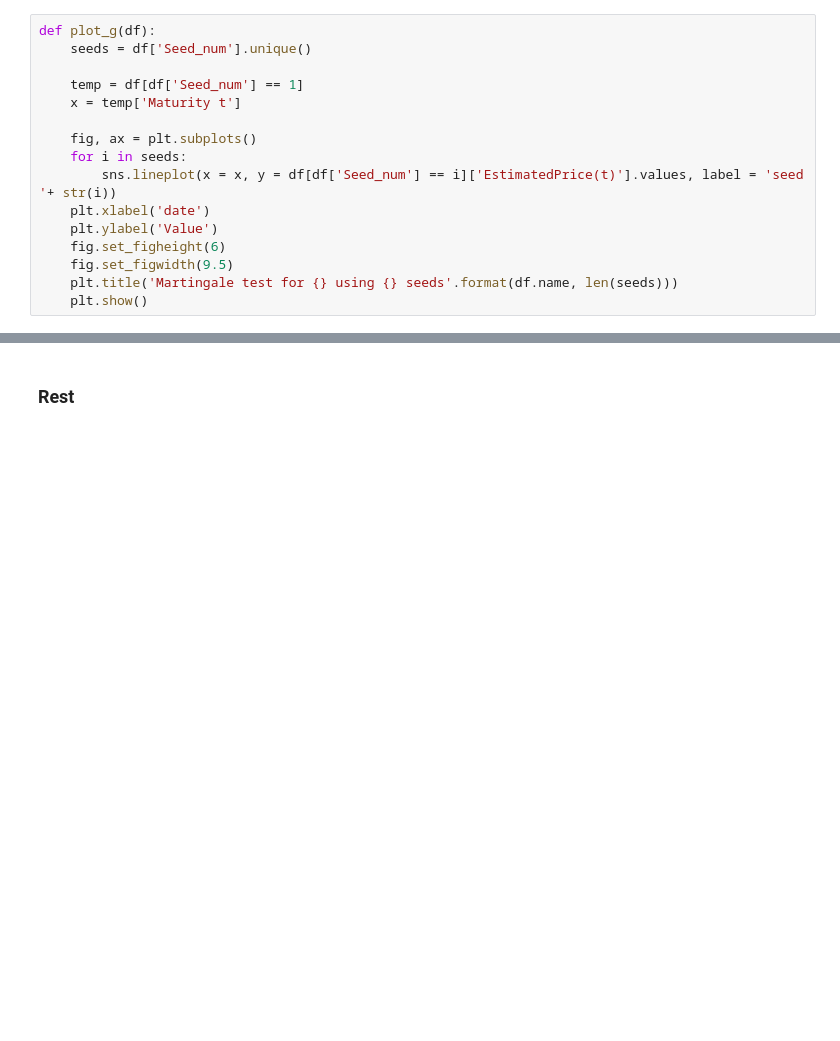
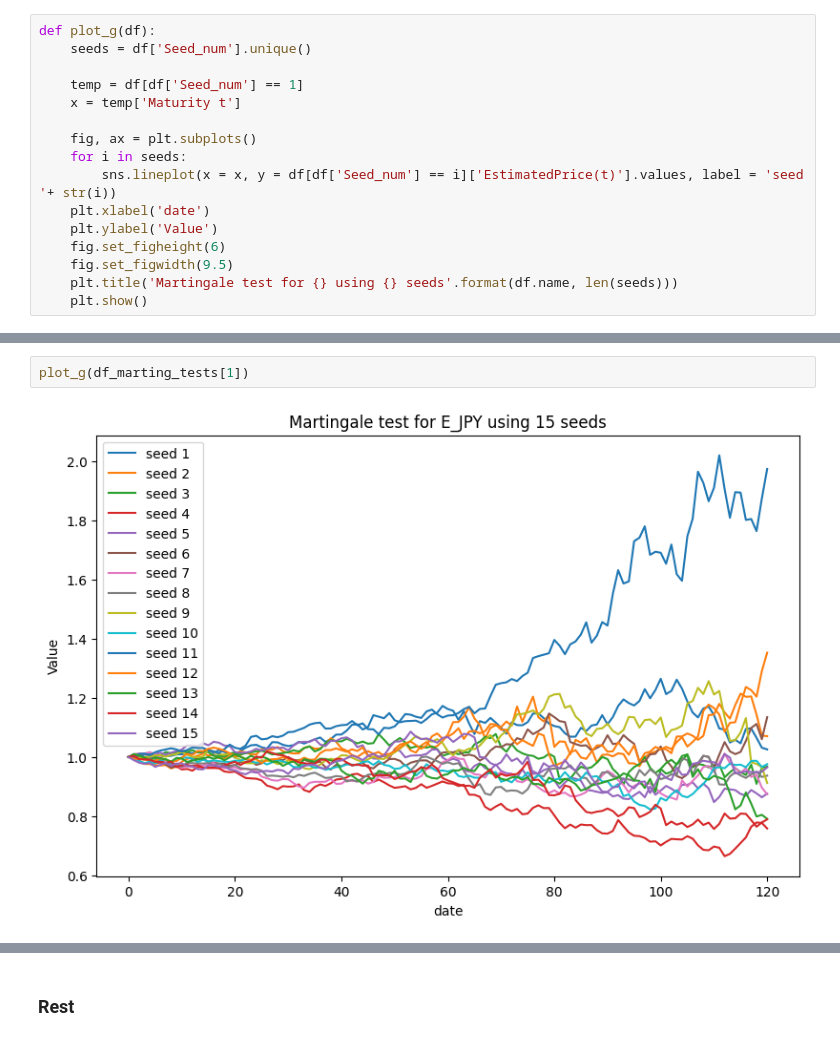
Before and after one commit to dmitrii12335/Martingale_test_project, a Jupyter notebook: Untitled.ipynb, the cells around one changed output, grey strips where cells are left out. Cells and saved outputs as stored; diff of their text form; blank space fills up the shorter version.

```diff
--- a/Untitled.ipynb
+++ b/Untitled.ipynb
@@ -320,3 +356,7 @@ plot_g(df_marting_tests[0])
+# %%
+plot_g(df_marting_tests[1])
+# %% [output]
+[figure, added]
 # %%
 plot_g(df_marting_tests[2])
 # %% [output]
```
Also changed, not shown: parts of 14 cells of this notebook.
